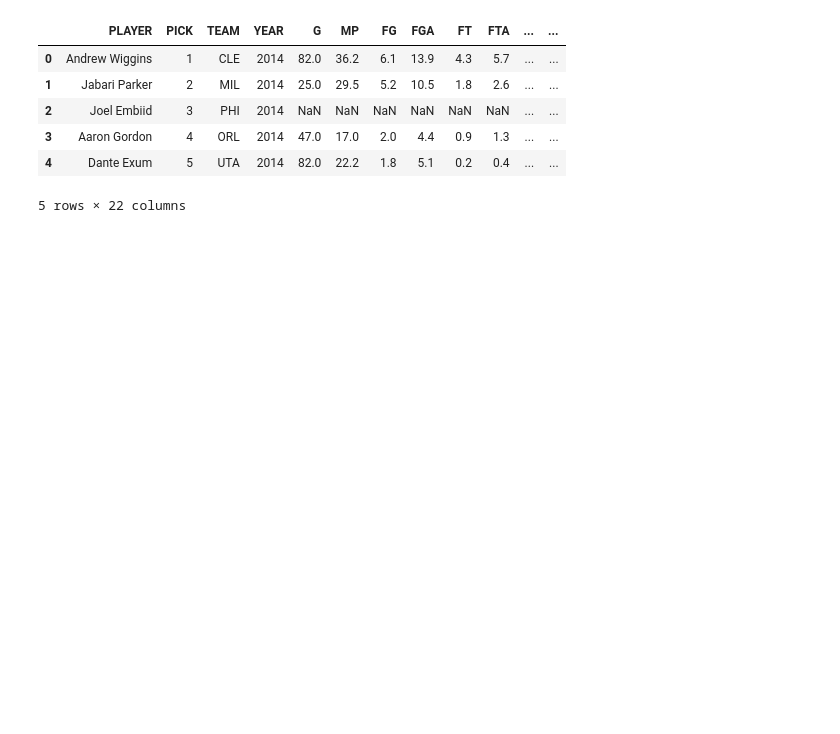
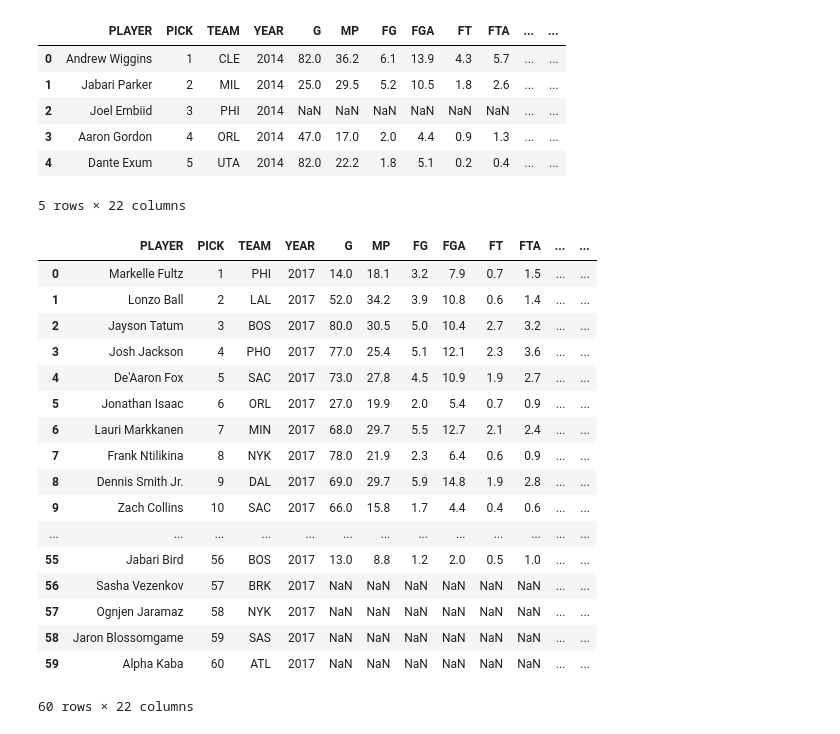
Before and after one commit to Zavello/capstone_DA12_NBA, a Jupyter notebook: notebooks/all_draft_class.ipynb, the cells around one changed output. Cells and saved outputs as stored; diff of their text form; code cells hidden in the pictures; blank space fills up the shorter version.

```diff
--- a/notebooks/all_draft_class.ipynb
+++ b/notebooks/all_draft_class.ipynb
@@ -23,5 +23,27 @@ rookies_eff.head()
 | 3 | Aaron Gordon | 4 | ORL | 2014 | 47.0 | 17.0 | 2.0 | 4.4 | 0.9 | 1.3 | ... | ... |
 | 4 | Dante Exum | 5 | UTA | 2014 | 82.0 | 22.2 | 1.8 | 5.1 | 0.2 | 0.4 | ... | ... |
 5 rows × 22 columns
+# %%
+rookies_2017 = rookies_eff[rookies_eff['YEAR'] == 2017]
+rookies_2017
+# %% [output]
+|  | PLAYER | PICK | TEAM | YEAR | G | MP | FG | FGA | FT | FTA | ... | ... |
+| 0 | Markelle Fultz | 1 | PHI | 2017 | 14.0 | 18.1 | 3.2 | 7.9 | 0.7 | 1.5 | ... | ... |
+| 1 | Lonzo Ball | 2 | LAL | 2017 | 52.0 | 34.2 | 3.9 | 10.8 | 0.6 | 1.4 | ... | ... |
+| 2 | Jayson Tatum | 3 | BOS | 2017 | 80.0 | 30.5 | 5.0 | 10.4 | 2.7 | 3.2 | ... | ... |
+| 3 | Josh Jackson | 4 | PHO | 2017 | 77.0 | 25.4 | 5.1 | 12.1 | 2.3 | 3.6 | ... | ... |
+| 4 | De'Aaron Fox | 5 | SAC | 2017 | 73.0 | 27.8 | 4.5 | 10.9 | 1.9 | 2.7 | ... | ... |
+| 5 | Jonathan Isaac | 6 | ORL | 2017 | 27.0 | 19.9 | 2.0 | 5.4 | 0.7 | 0.9 | ... | ... |
+| 6 | Lauri Markkanen | 7 | MIN | 2017 | 68.0 | 29.7 | 5.5 | 12.7 | 2.1 | 2.4 | ... | ... |
+| 7 | Frank Ntilikina | 8 | NYK | 2017 | 78.0 | 21.9 | 2.3 | 6.4 | 0.6 | 0.9 | ... | ... |
+| 8 | Dennis Smith Jr. | 9 | DAL | 2017 | 69.0 | 29.7 | 5.9 | 14.8 | 1.9 | 2.8 | ... | ... |
+| 9 | Zach Collins | 10 | SAC | 2017 | 66.0 | 15.8 | 1.7 | 4.4 | 0.4 | 0.6 | ... | ... |
+| ... | ... | ... | ... | ... | ... | ... | ... | ... | ... | ... | ... | ... |
+| 55 | Jabari Bird | 56 | BOS | 2017 | 13.0 | 8.8 | 1.2 | 2.0 | 0.5 | 1.0 | ... | ... |
+| 56 | Sasha Vezenkov | 57 | BRK | 2017 | NaN | NaN | NaN | NaN | NaN | NaN | ... | ... |
+| 57 | Ognjen Jaramaz | 58 | NYK | 2017 | NaN | NaN | NaN | NaN | NaN | NaN | ... | ... |
+| 58 | Jaron Blossomgame | 59 | SAS | 2017 | NaN | NaN | NaN | NaN | NaN | NaN | ... | ... |
+| 59 | Alpha Kaba | 60 | ATL | 2017 | NaN | NaN | NaN | NaN | NaN | NaN | ... | ... |
+60 rows × 22 columns
 # %%
 rookies_eff.to_csv('rookie_eff.csv', index=False)
```
Also changed, not shown: 3 other files.
